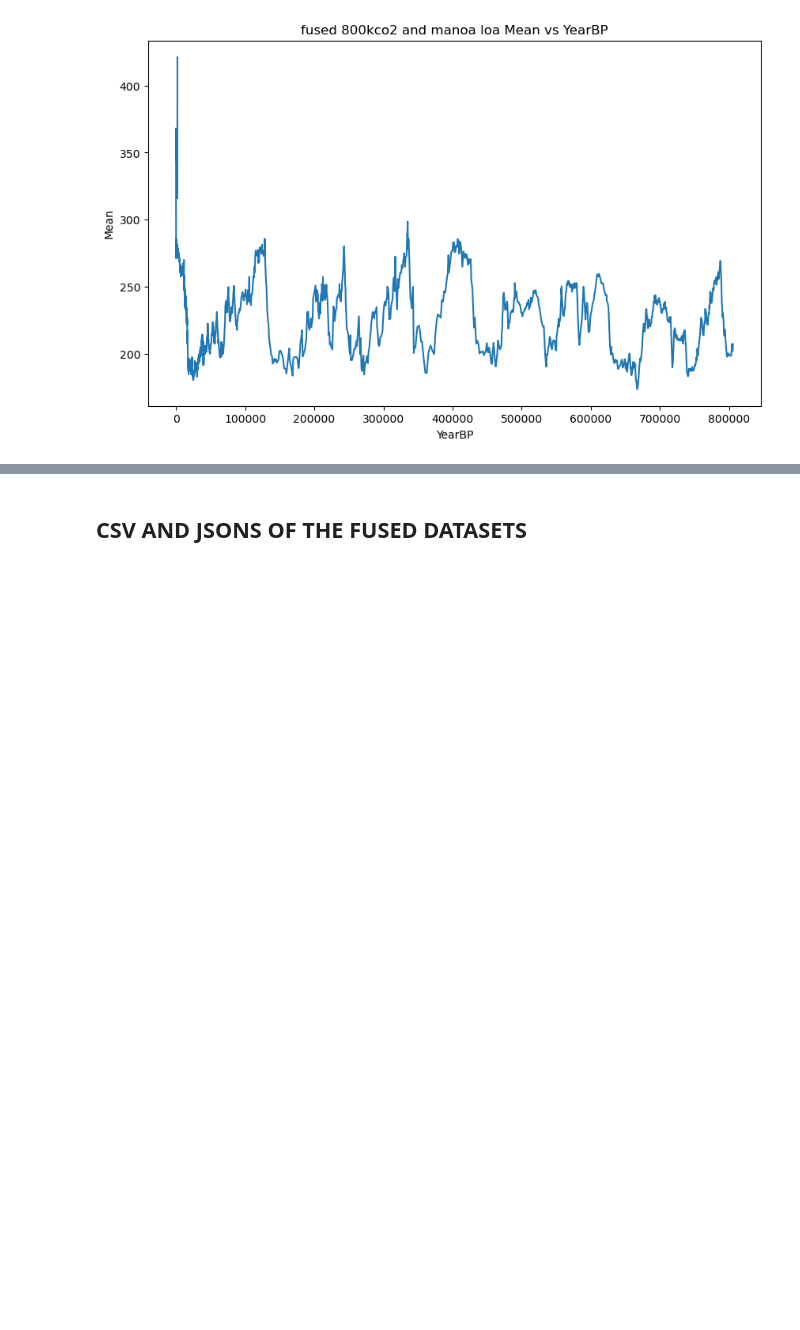
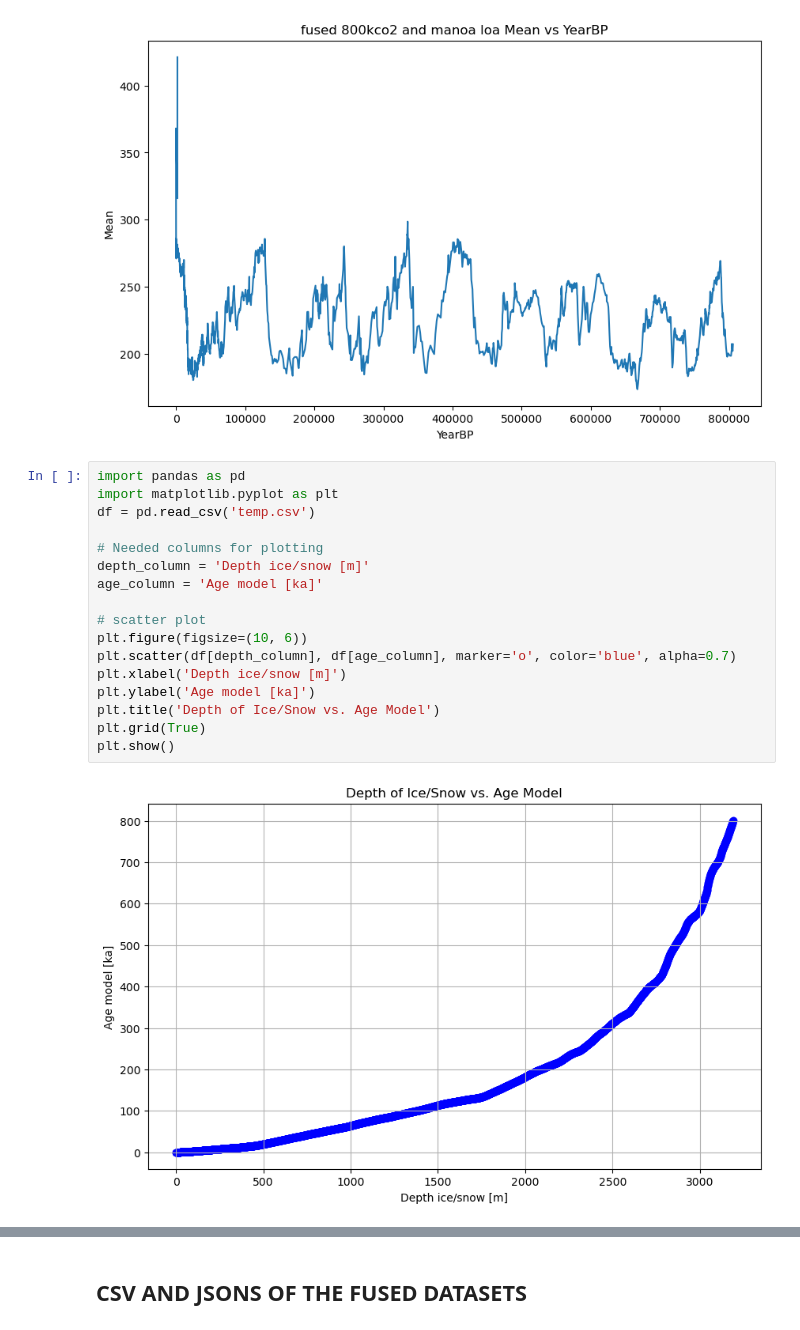
Before and after one commit to Gerbs2193/Programming-for-Data-Analysis-Project, a Jupyter notebook: project.ipynb, the cells around one changed output, grey strips where cells are left out. Cells and saved outputs as stored; diff of their text form; blank space fills up the shorter version.

Commit message:
ice depth plus tiny synthesised data to fuse into it even tho that part looks woeful. couldnt find data for the period i wanted so i just synthesised it

```diff
--- a/project.ipynb
+++ b/project.ipynb
@@ -233,3 +235,22 @@ plt.title('fused 800kco2 and manoa loa Mean vs YearBP')
 plt.show()
 # %% [output]
 [figure]
+# %%
+import pandas as pd
+import matplotlib.pyplot as plt
+df = pd.read_csv('temp.csv')
+
+# Needed columns for plotting
+depth_column = 'Depth ice/snow [m]'
+age_column = 'Age model [ka]'
+
+# scatter plot
+plt.figure(figsize=(10, 6))
+plt.scatter(df[depth_column], df[age_column], marker='o', color='blue', alpha=0.7)
+plt.xlabel('Depth ice/snow [m]')
+plt.ylabel('Age model [ka]')
+plt.title('Depth of Ice/Snow vs. Age Model')
+plt.grid(True)
+plt.show()
+# %% [output]
+[figure, added]
```
Also changed, not shown: parts of 10 cells of this notebook, 4 other files.
